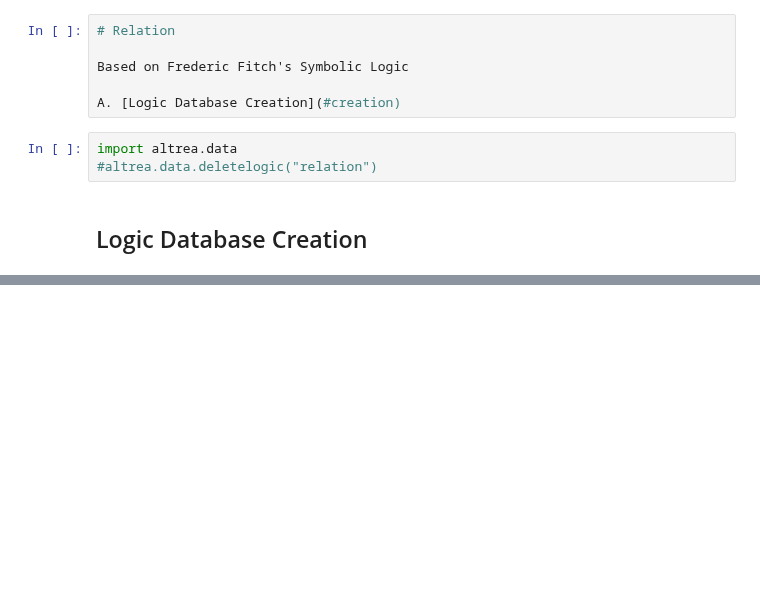
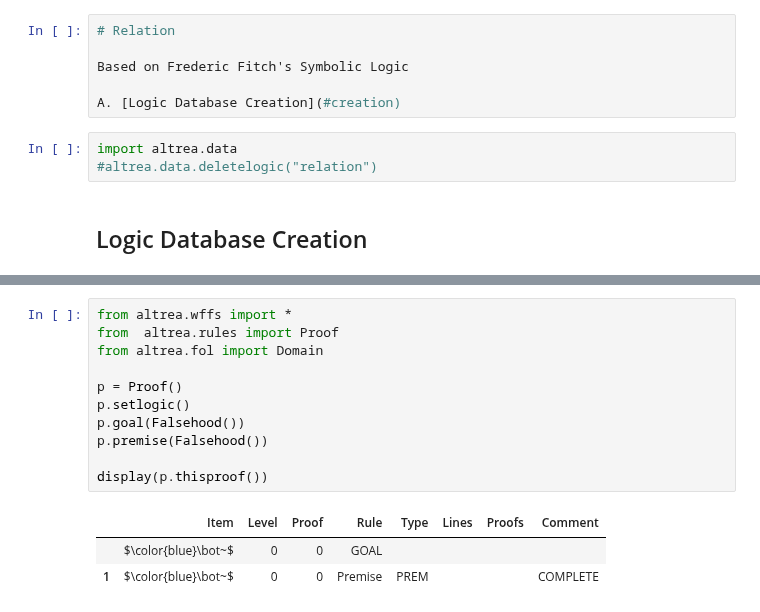
Before and after one commit to FrankHubeny/AltRea, a Jupyter notebook: relation.ipynb, the cells around one changed output, grey strips where cells are left out. Saved outputs shown, nothing was run; the diff lists cells and outputs as text; blank space fills up the shorter version.

```diff
--- a/relation.ipynb
+++ b/relation.ipynb
@@ -405,6 +425,21 @@ display(p.thisproof())
 | 5 | $|\hspace{0.35cm} $$\bot~$ | 1 | 1 | $\lnot$ E | RULE | 3, 4 |  |  |
 | 6 | $((ab)~=~(cd)) \supset \bot~$ | 0 | 0 | $\supset~$I | TR |  | 2-5 |  |
 | 7 | $\color{blue}\lnot~((ab)~=~(cd))$ | 0 | 0 | $\lnot$ I | RULE | 6 |  | COMPLETE |
+# %%
+from altrea.wffs import *
+from  altrea.rules import Proof
+from altrea.fol import Domain
+
+p = Proof()
+p.setlogic()
+p.goal(Falsehood())
+p.premise(Falsehood())
+
+display(p.thisproof())
+# %% [output]
+|  | Item | Level | Proof | Rule | Type | Lines | Proofs | Comment |
+|  | $\color{blue}\bot~$ | 0 | 0 | GOAL |  |  |  |  |
+| 1 | $\color{blue}\bot~$ | 0 | 0 | Premise | PREM |  |  | COMPLETE |
 # %%
 # Exercise 15.16 a
 
```
Also changed, not shown: parts of 15 cells of this notebook, 11 other files.
